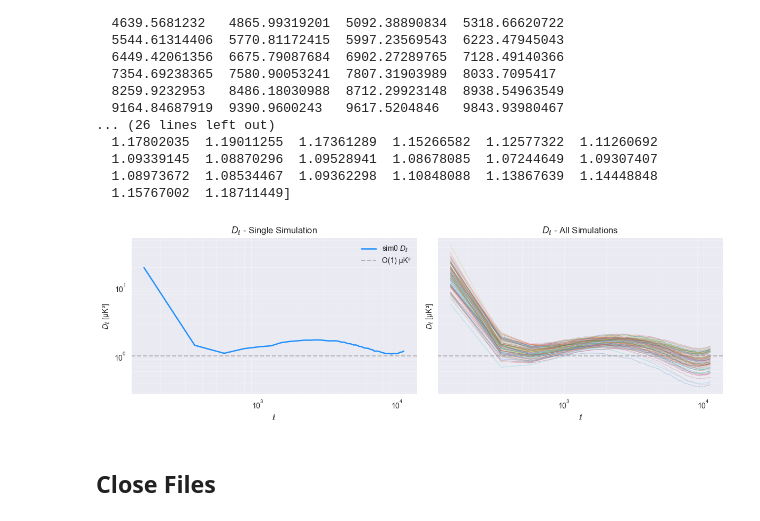
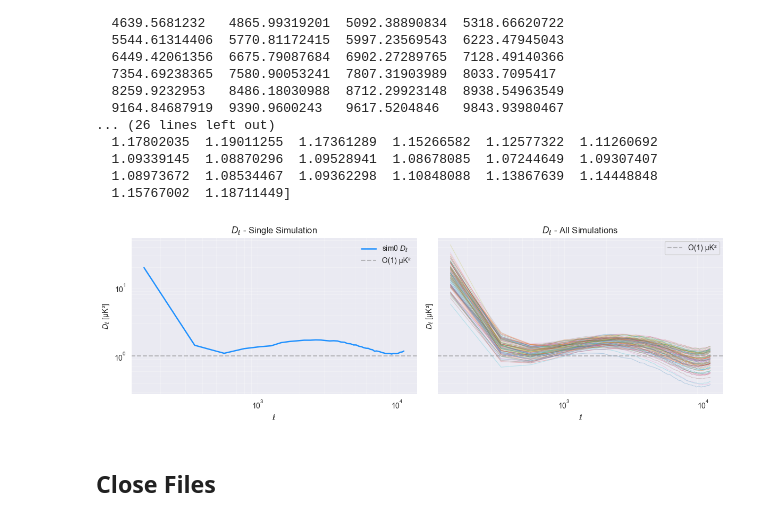
Before and after one commit to RobertxPearce/reionization-emulator, a Jupyter notebook: notebooks/proc_data_vis.ipynb, the cells around one changed output. Cells and saved outputs as stored; diff of their text form; code cells hidden in the pictures.

```diff
--- a/notebooks/proc_data_vis.ipynb
+++ b/notebooks/proc_data_vis.ipynb
@@ -272,35 +272,36 @@ sim_names = sorted(sims_grp.keys(), key=lambda s: (len(s), s))
 # Create 1 row, 2 columns of subplots
 fig, axes = plt.subplots(1, 2, figsize=(12, 4), sharey=True)
 
 # Left Plot: Single Simulation
 ax = axes[0]
 ax.loglog(ell, Dl, color="dodgerblue", lw=1.8, label="sim0 $D_\\ell$")
 ax.axhline(1, ls="--", color="gray", alpha=0.5, label="O(1) µK²")
 ax.set_xlabel(r"$\ell$")
 ax.set_ylabel(r"$D_\ell$ [µK²]")
 ax.set_title(r"$D_\ell$ - Single Simulation")
 ax.grid(True, which="both", alpha=0.3)
 ax.legend(frameon=False)
 
 # Right Plot: All Simulations
 ax = axes[1]
 for sim in sim_names:
     cl_path = f"sims/{sim}/cl"
     if cl_path not in h5f:
         continue
     ell = h5f[f"{cl_path}/ell"][()]
     Dl  = h5f[f"{cl_path}/dl_ksz"][()]
     ax.loglog(ell, Dl, lw=0.8, alpha=0.25)
-ax.axhline(1, ls="--", color="gray", alpha=0.5)
+ax.axhline(1, ls="--", color="gray", alpha=0.5, label="O(1) µK²")
 ax.set_xlabel(r"$\ell$")
 ax.set_ylabel(r"$D_\ell$ [µK²]")
 ax.set_title(r"$D_\ell$ - All Simulations")
 ax.grid(True, which="both", alpha=0.3)
+ax.legend()
 
 plt.tight_layout()
 plt.show()
 # %% [output]
-[figure, old version]
+[figure, new version]
 # %% [markdown]
 ## Close Files
 # %%
```
Also changed, not shown: 2 other files.
